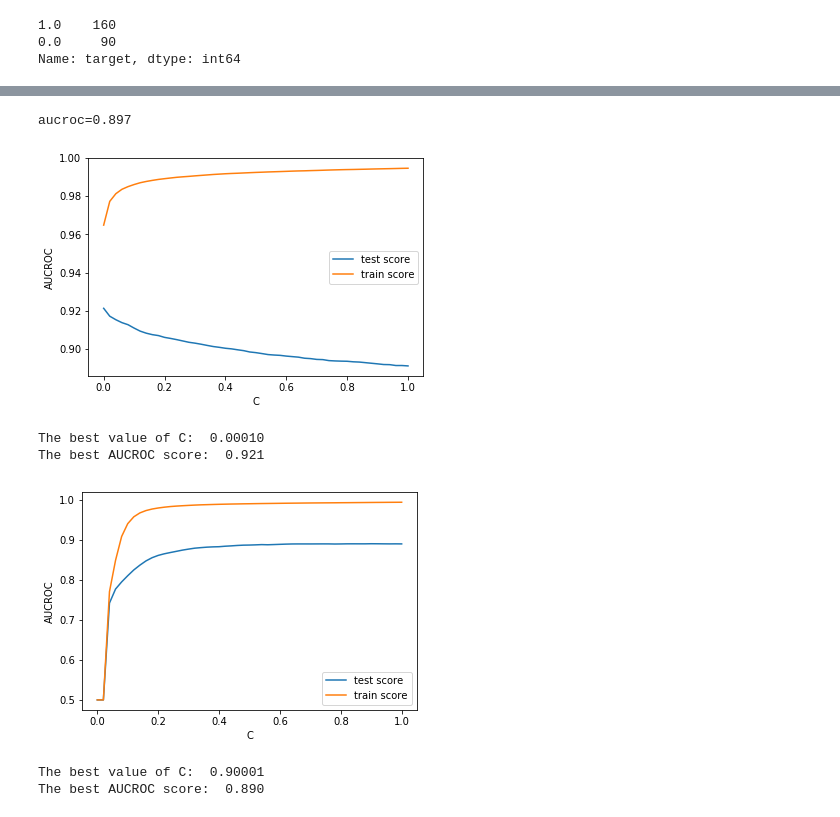
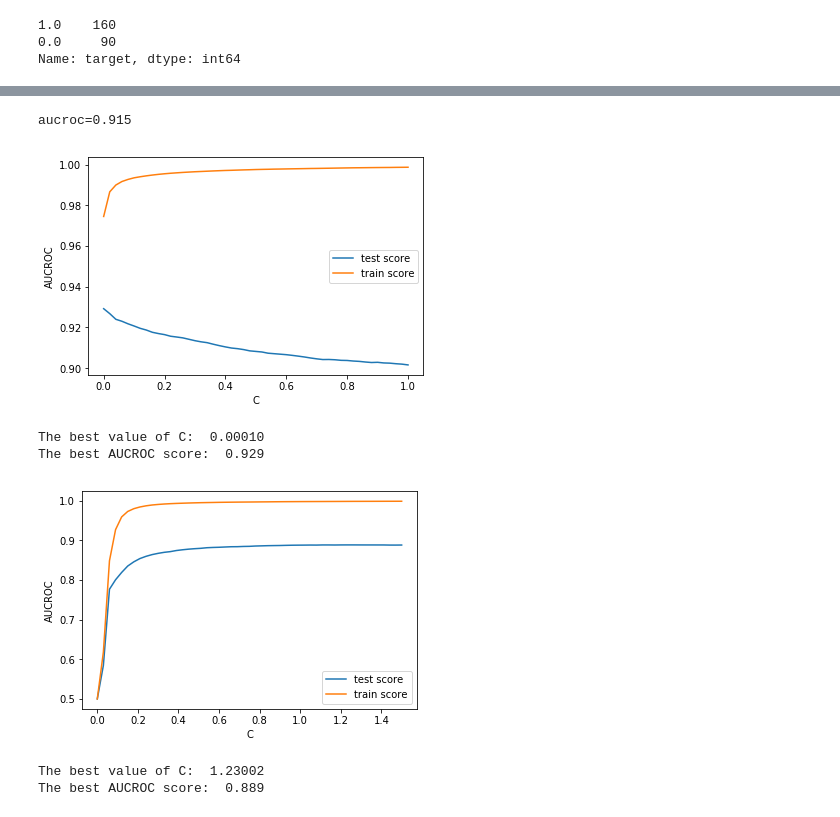
Before and after one commit to amjadfarman/do_not_overfit_ii, a Jupyter notebook: do_not_overfit.ipynb, the cells around one changed output, grey strips where cells are left out. Saved outputs shown, nothing was run; the diff lists cells and outputs as text; code cells hidden in the pictures.

Commit message:
The XGBoost did not improve the score. Looked at the variables out of 58 spotted that some have different means in train than that in test. Standard deviations match.

```diff
--- a/do_not_overfit.ipynb
+++ b/do_not_overfit.ipynb
@@ -61,7 +62,7 @@ columns_impact['spread'] = columns_impact.apply(
 lambda row: max(row['upper_l_0'], row['upper_l_1']) - min(row['lower_l_0'], row['lower_l_1'])
     , axis = 1
 )
-columns_impact['opportunity'] = columns_impact['spread'] - columns_impact['overlap']
+columns_impact['opportunity'] = (columns_impact['spread'] - columns_impact['overlap'])/columns_impact['spread']
 columns_impact['oppor_factor'] = columns_impact.apply(
 lambda row: 0 if (((row['upper_l_0'] > row['upper_l_1']) and (row['lower_l_0'] < row['lower_l_1']))
     or ((row['upper_l_0'] < row['upper_l_1']) and (row['lower_l_0'] > row['lower_l_1']))) else 1
@@ -99,4 +123,9 @@ train_data.head()
 # %%
+best_columns = list(
+    columns_impact['column_name'][:58]
+    )
+train_data = train_data[best_columns + ['target']]
+
 train_X, val_X, train_y, val_y = train_test_split(
     train_data[train_data.columns[train_data.columns != 'target']]
     , train_data['target']
@@ -114,7 +143,7 @@ aucroc = roc_auc_score(val_y, yhat)
 
 print('aucroc=%.3f' % aucroc)
 # %% [output]
-aucroc=0.897
+aucroc=0.915
 # %%
 cl_log_final = LogisticRegression()
 cl_log_final.fit(train_data[train_data.columns[train_data.columns != 'target']], train_data['target'])
@@ -146,7 +175,7 @@ plt.ylabel('AUCROC')
 plt.legend()
 plt.show()
 # %% [output]
-[figure, old version]
+[figure, new version]
 # %%
 print('The best value of C:  ' +
       "{:.5f}".format(grid_logl2.best_params_['C']) +
@@ -155,7 +184,7 @@ print('The best value of C:  ' +
      )
 # %% [output]
 The best value of C:  0.00010
-The best AUCROC score:  0.921
+The best AUCROC score:  0.929
 # %%
 cl_log_final = LogisticRegression(
     penalty = 'l2'
@@ -167,28 +196,28 @@ test_yhat = cl_log_final.predict_proba(test_data[train_data.columns[train_data.c
 submission_df = pd.DataFrame({'target' : test_yhat}, index = test_data.index)
 submission_df.to_csv(f'{data_path}logreg_tunedl2.csv', sep = ',')
 # %%
-C = np.linspace(start = 0.0001, stop = 1, num=51)
+C = np.linspace(start = 0.0001, stop = 1.5, num=51)
 hyperparameters = dict(C = C)
 cl_log = LogisticRegression(penalty = 'l1', max_iter = 100)
 grid_logl1 = GridSearchCV(cl_log
                         , hyperparameters
                         , cv = my_folds
                         , verbose = 0
                         , scoring = 'roc_auc'
                         , return_train_score = True)
 grid_logl1.fit(train_data[train_data.columns[train_data.columns != 'target']], train_data['target'])
 
 test_scores = grid_logl1.cv_results_['mean_test_score']
 train_scores = grid_logl1.cv_results_['mean_train_score']
 param_C = grid_logl1.cv_results_['param_C']
 plt.plot(param_C, test_scores, label = 'test score')
 plt.plot(param_C, train_scores, label = 'train score')
 plt.xlabel('C')
 plt.ylabel('AUCROC')
 plt.legend()
 plt.show()
 # %% [output]
-[figure, old version]
+[figure, new version]
 # %%
 print('The best value of C:  ' +
       "{:.5f}".format(grid_logl1.best_params_['C']) +
@@ -196,8 +225,8 @@ print('The best value of C:  ' +
       "{:.3f}".format(grid_logl1.best_score_)
      )
 # %% [output]
-The best value of C:  0.90001
-The best AUCROC score:  0.890
+The best value of C:  1.23002
+The best AUCROC score:  0.889
 # %%
 cl_log_final = LogisticRegression(
     penalty = 'l1'
```
Also changed, not shown: parts of 21 cells of this notebook.
